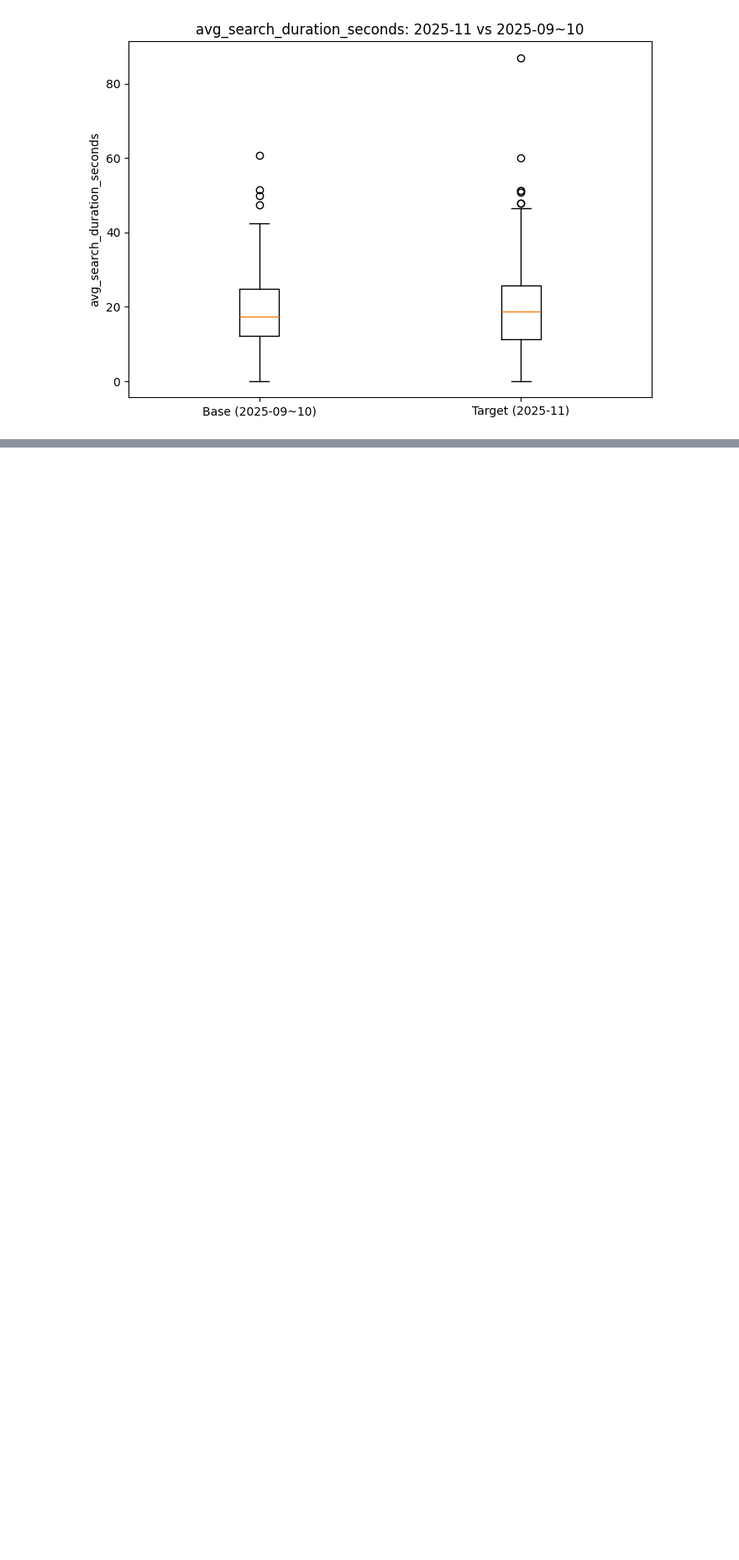
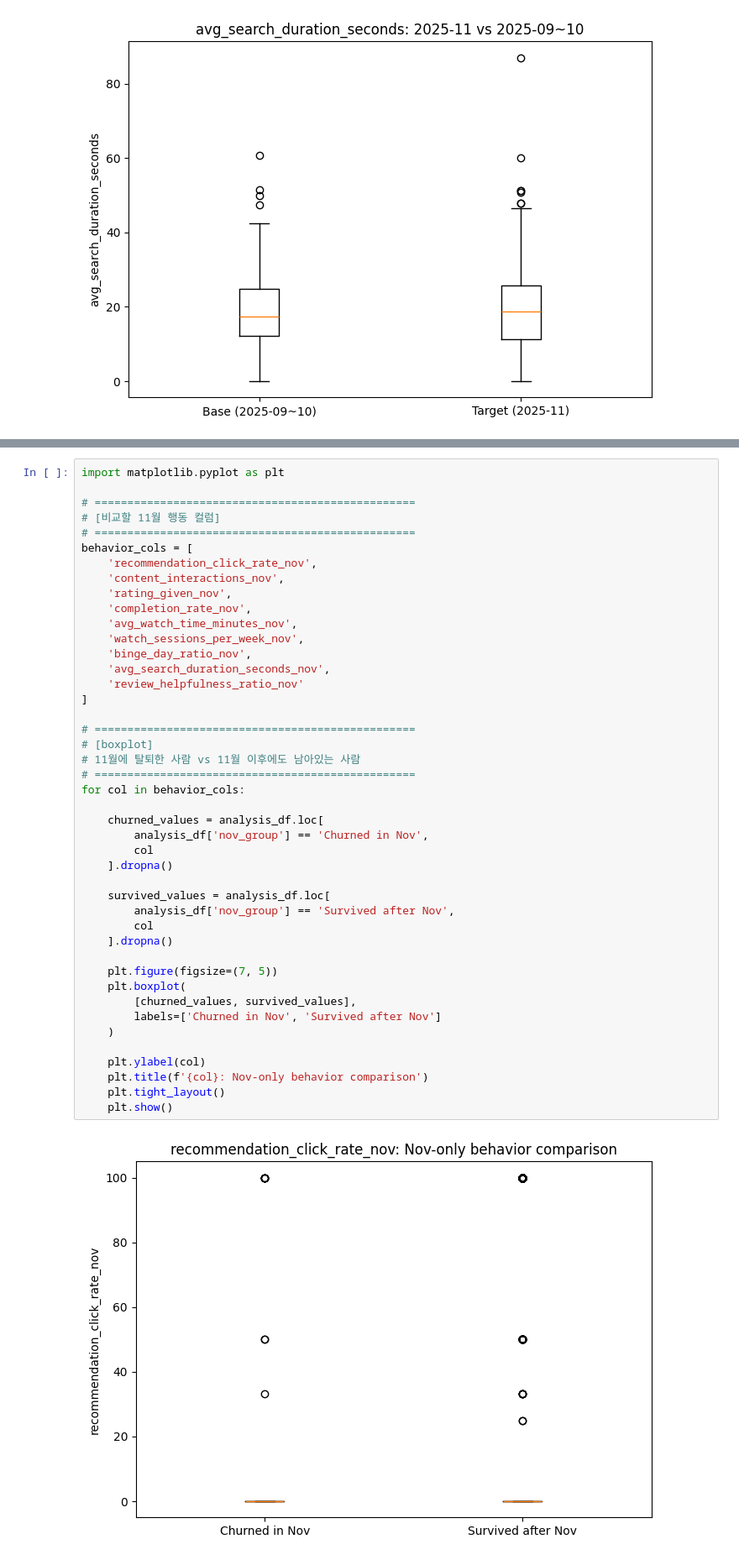
Before and after one commit to SKNETWORKS-FAMILY-AICAMP/SKN27-2nd-2TEAM, a Jupyter notebook: models/Netflix_ML/JAEKANG/Netflix_base_model - 복사본.ipynb, the cells around one changed output, grey strips where cells are left out. Shown at 84% size. Cells and saved outputs as stored; diff of their text form; blank space fills up the shorter version.

```diff
--- a/models/Netflix_ML/JAEKANG/Netflix_base_model - 복사본.ipynb
+++ b/models/Netflix_ML/JAEKANG/Netflix_base_model - 복사본.ipynb
@@ -1647,0 +2111,46 @@ plt.show()
+# %%
+import matplotlib.pyplot as plt
+
+# =================================================
+# [비교할 11월 행동 컬럼]
+# =================================================
+behavior_cols = [
+    'recommendation_click_rate_nov',
+    'content_interactions_nov',
+    'rating_given_nov',
+    'completion_rate_nov',
+    'avg_watch_time_minutes_nov',
+    'watch_sessions_per_week_nov',
+    'binge_day_ratio_nov',
+    'avg_search_duration_seconds_nov',
+    'review_helpfulness_ratio_nov'
+]
+
+# =================================================
+# [boxplot]
+# 11월에 탈퇴한 사람 vs 11월 이후에도 남아있는 사람
+# =================================================
+for col in behavior_cols:
+
+    churned_values = analysis_df.loc[
+        analysis_df['nov_group'] == 'Churned in Nov',
+        col
+    ].dropna()
+
+    survived_values = analysis_df.loc[
+        analysis_df['nov_group'] == 'Survived after Nov',
+        col
+    ].dropna()
+
+    plt.figure(figsize=(7, 5))
+    plt.boxplot(
+        [churned_values, survived_values],
+        labels=['Churned in Nov', 'Survived after Nov']
+    )
+
+    plt.ylabel(col)
+    plt.title(f'{col}: Nov-only behavior comparison')
+    plt.tight_layout()
+    plt.show()
+# %% [output]
+[figure, added]
```
Also changed, not shown: parts of 30 cells of this notebook, 22 other files.
